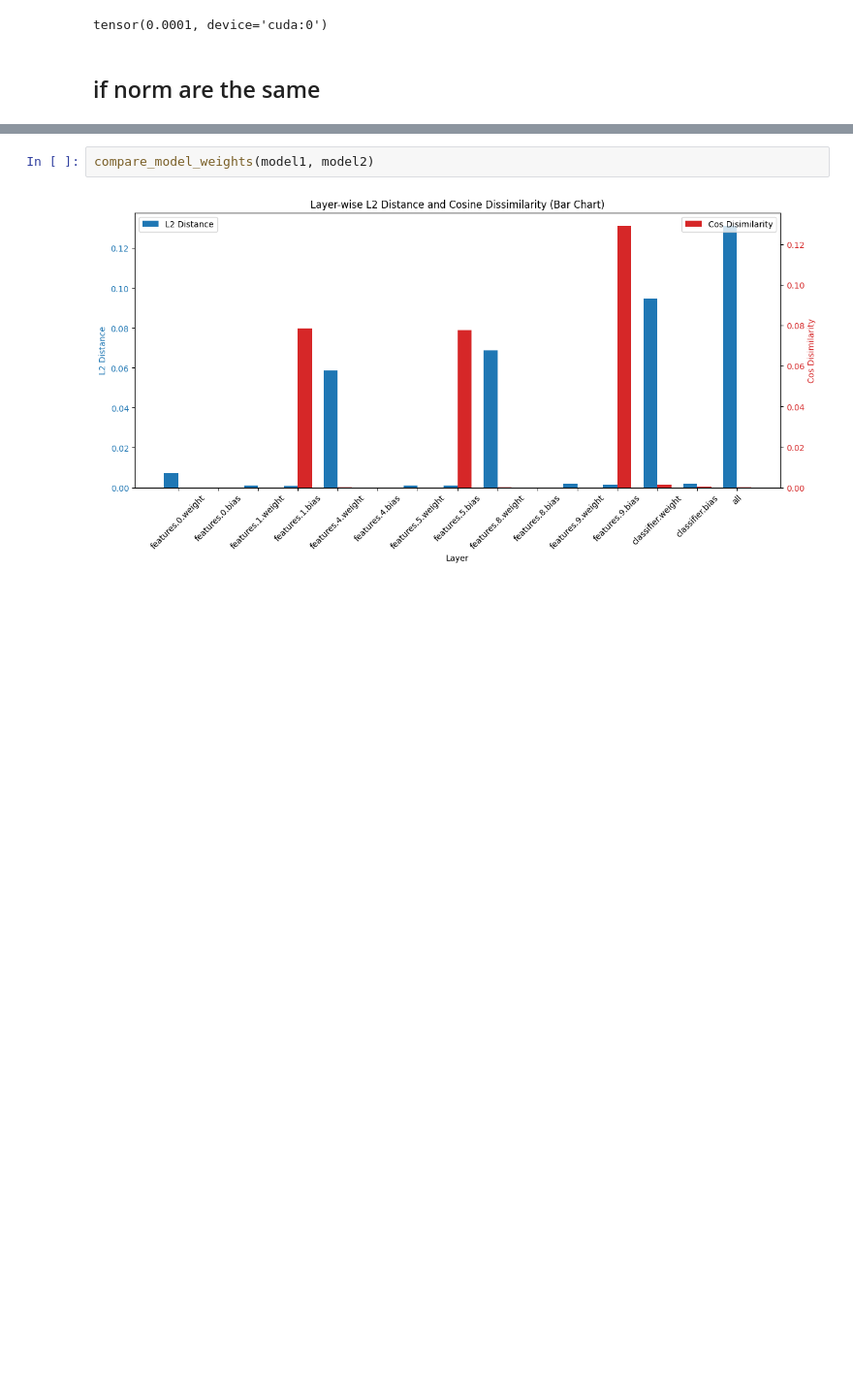
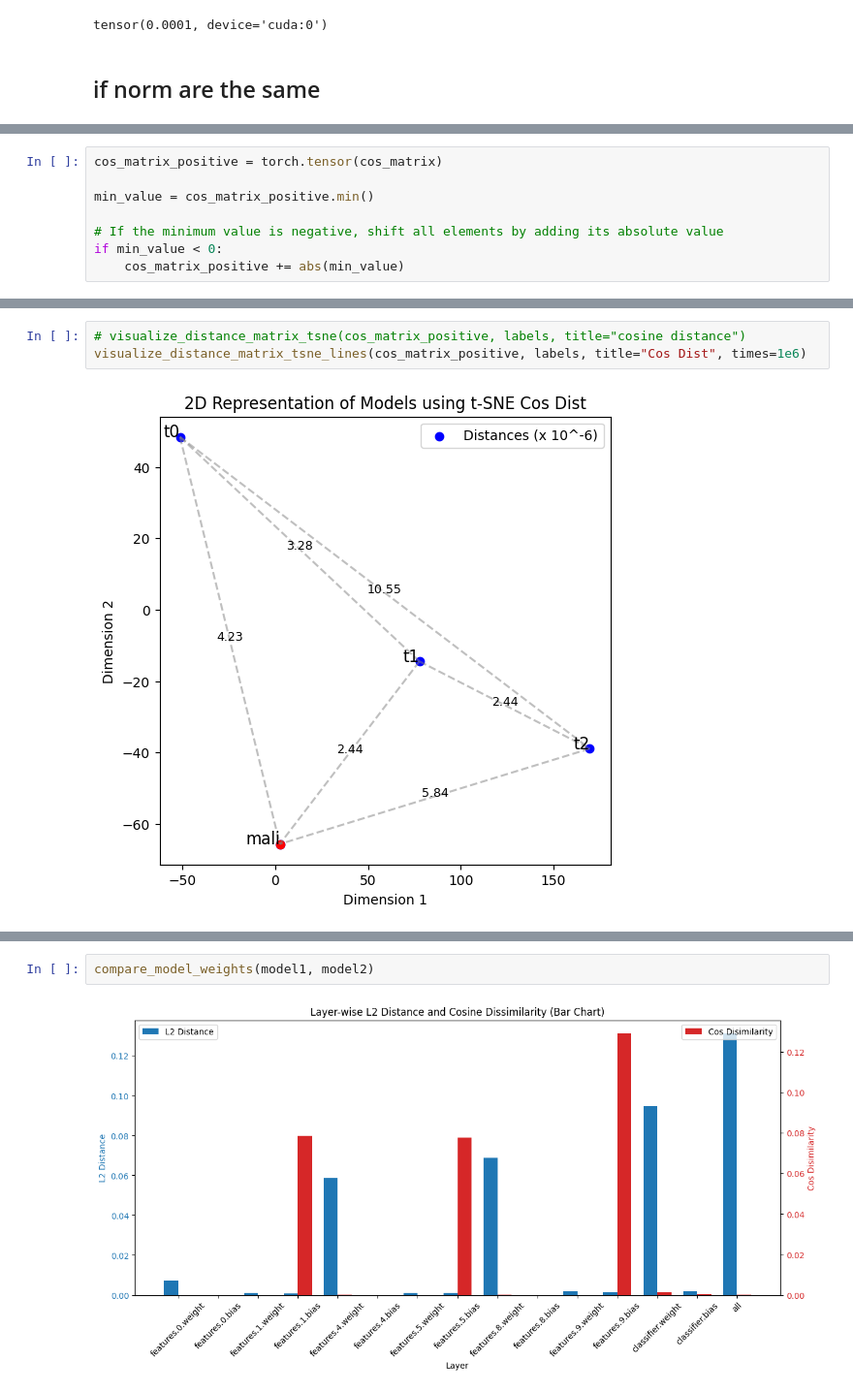
Before and after one commit to yangland/FedREDefense, a Jupyter notebook: codes/new_intial_w.ipynb, the cells around one changed output, grey strips where cells are left out. Shown at 97% size. Cells and saved outputs as stored; diff of their text form; blank space fills up the shorter version.

```diff
--- a/codes/new_intial_w.ipynb
+++ b/codes/new_intial_w.ipynb
@@ -311,0 +422,8 @@ torch.norm(flat_grad_t_0_t1, p=2)
+# %%
+cos_matrix_positive = torch.tensor(cos_matrix)
+
+min_value = cos_matrix_positive.min()
+
+# If the minimum value is negative, shift all elements by adding its absolute value
+if min_value < 0:
+    cos_matrix_positive += abs(min_value)
@@ -311,0 +437,5 @@ torch.norm(flat_grad_t_0_t1, p=2)
+# %%
+# visualize_distance_matrix_tsne(cos_matrix_positive, labels, title="cosine distance")
+visualize_distance_matrix_tsne_lines(cos_matrix_positive, labels, title="Cos Dist", times=1e6)
+# %% [output]
+[figure, added]
```
Also changed, not shown: parts of 21 cells of this notebook, 2 other files.
